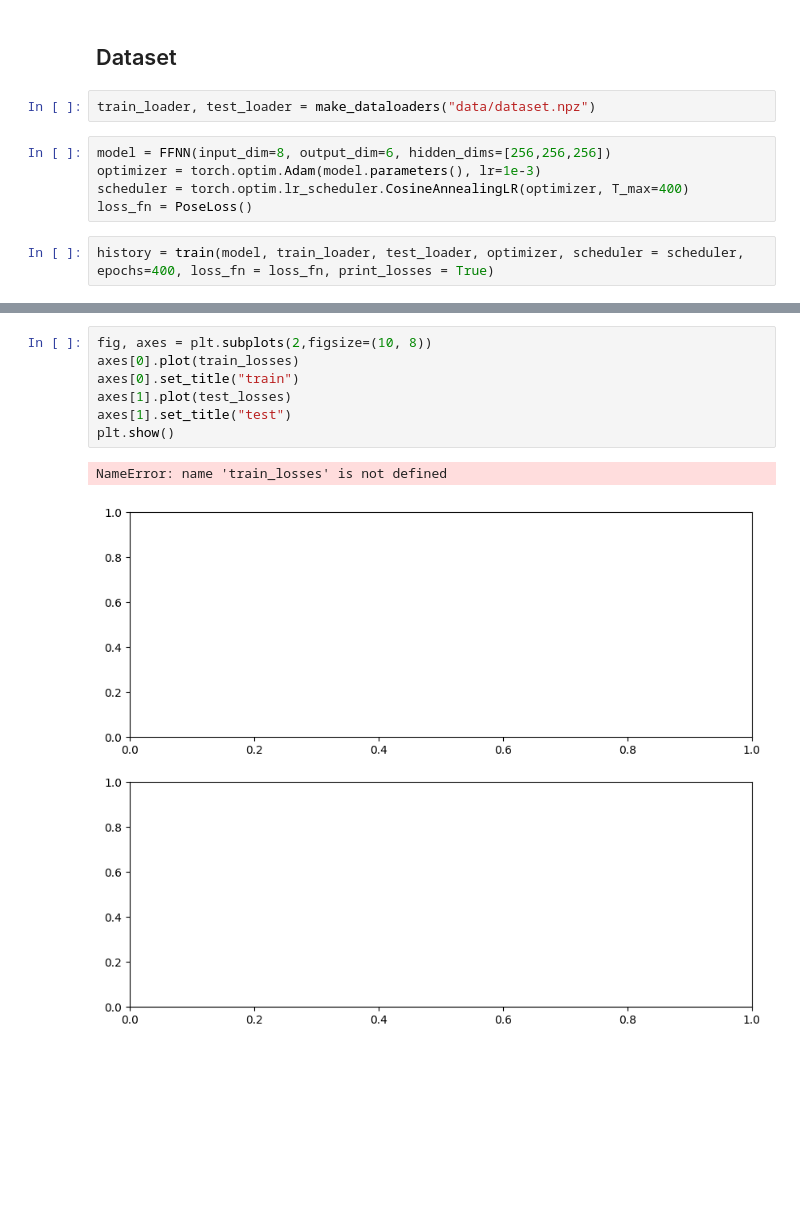
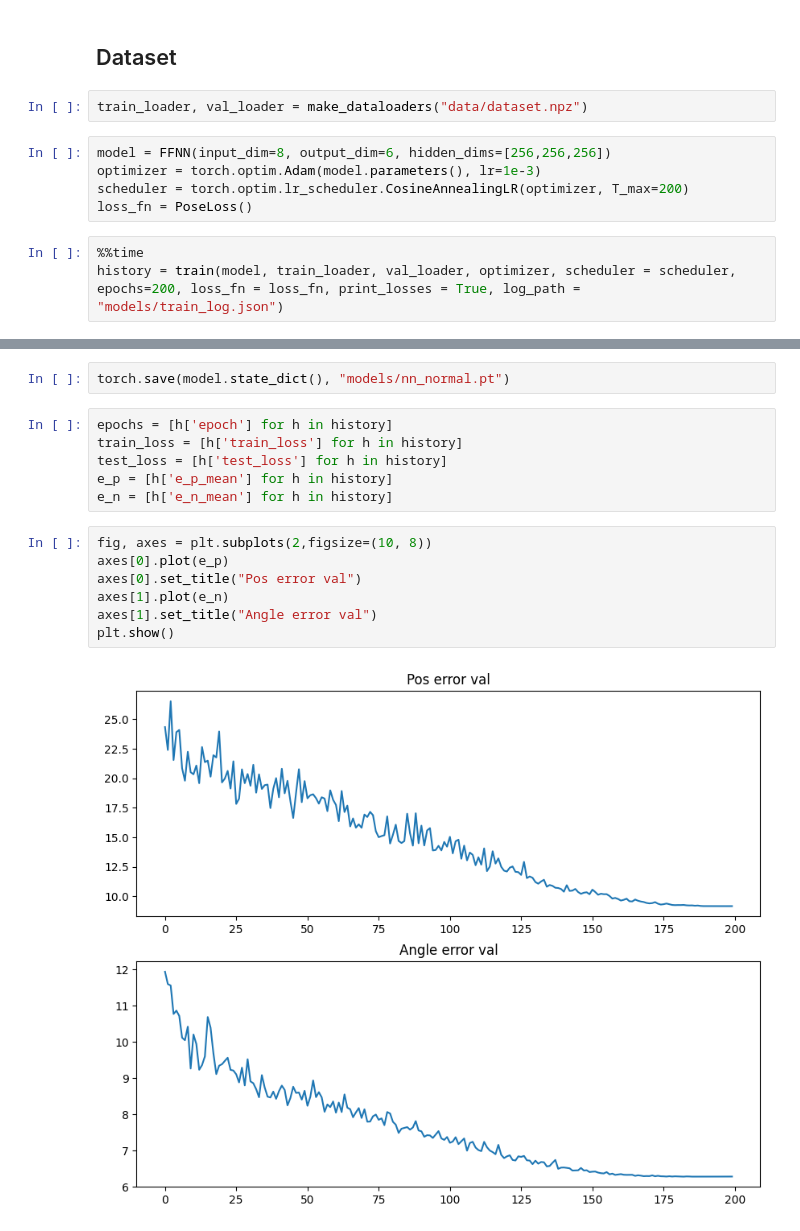
Before and after one commit to pmccarthy3901/ansermodelling, a Jupyter notebook: demos/FFNN_demo_with_scheduler.ipynb, the cells around one changed output, grey strips where cells are left out. Cells and saved outputs as stored; diff of their text form; blank space fills up the shorter version.

```diff
--- a/demos/FFNN_demo_with_scheduler.ipynb
+++ b/demos/FFNN_demo_with_scheduler.ipynb
@@ -16,13 +16,14 @@ from models.train import *
 # %% [markdown]
 ## Dataset
 # %%
-train_loader, test_loader = make_dataloaders("data/dataset.npz")
+train_loader, val_loader = make_dataloaders("data/dataset.npz")
 # %%
 model = FFNN(input_dim=8, output_dim=6, hidden_dims=[256,256,256])
 optimizer = torch.optim.Adam(model.parameters(), lr=1e-3)
-scheduler = torch.optim.lr_scheduler.CosineAnnealingLR(optimizer, T_max=400)
+scheduler = torch.optim.lr_scheduler.CosineAnnealingLR(optimizer, T_max=200)
 loss_fn = PoseLoss()
 # %%
-history = train(model, train_loader, test_loader, optimizer, scheduler = scheduler, epochs=400, loss_fn = loss_fn, print_losses = True)
+%%time
+history = train(model, train_loader, val_loader, optimizer, scheduler = scheduler, epochs=200, loss_fn = loss_fn, print_losses = True, log_path = "models/train_log.json")
 # %% [output]
 epoch    LR      Training Loss   Test Loss       e_p test        e_n test
@@ -45,10 +46,17 @@ epoch    LR      Training Loss   Test Loss       e_p test        e_n test
+# %%
+torch.save(model.state_dict(), "models/nn_normal.pt")
+# %%
+epochs = [h['epoch'] for h in history]
+train_loss = [h['train_loss'] for h in history]
+test_loss = [h['test_loss'] for h in history]
+e_p = [h['e_p_mean'] for h in history]
+e_n = [h['e_n_mean'] for h in history]
 # %%
 fig, axes = plt.subplots(2,figsize=(10, 8))
-axes[0].plot(train_losses)
-axes[0].set_title("train")
-axes[1].plot(test_losses)
-axes[1].set_title("test")
+axes[0].plot(e_p)
+axes[0].set_title("Pos error val")
+axes[1].plot(e_n)
+axes[1].set_title("Angle error val")
 plt.show()
 # %% [output]
-NameError: name 'train_losses' is not defined
-[figure, old version]
+[figure, new version]
```
Also changed, not shown: parts of 1 cell of this notebook, 18 other files.
